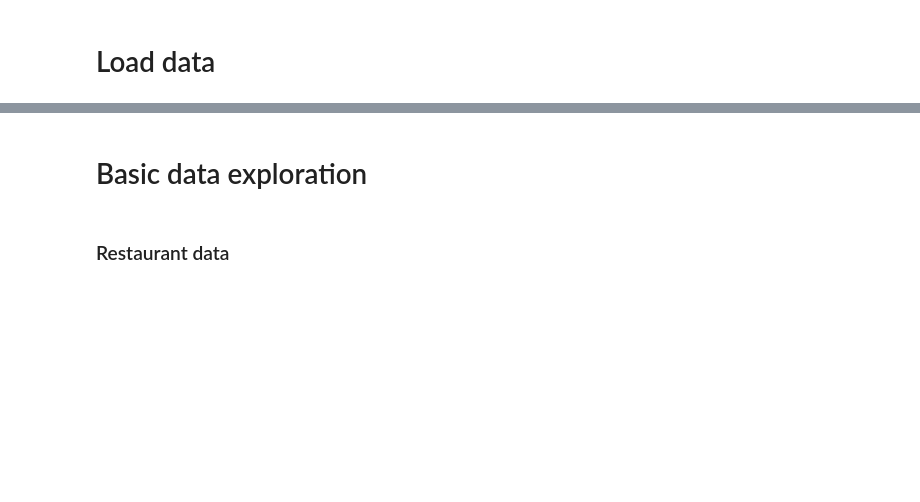
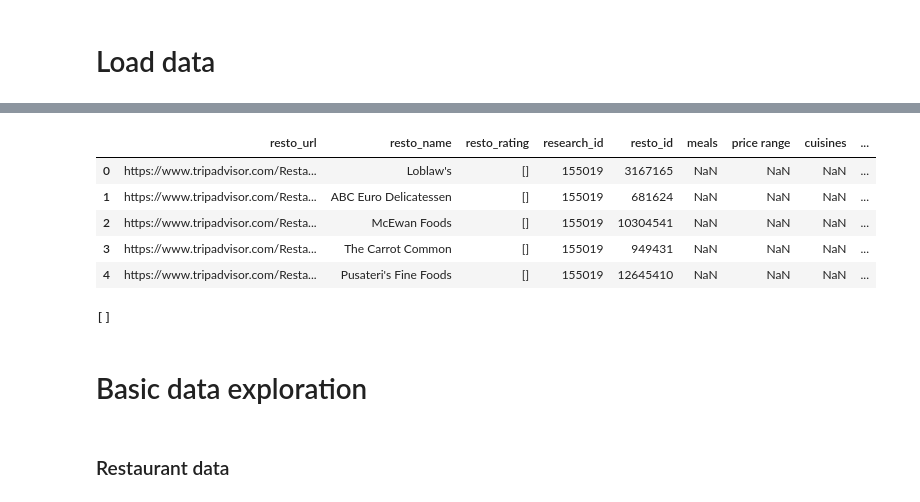
Before and after one commit to iuliiaaccessnow/scrapper, a Jupyter notebook: Deliverable_2/Deliverable.ipynb, the cells around one changed output, grey strips where cells are left out. Saved outputs shown, nothing was run; the diff lists cells and outputs as text; code cells hidden in the pictures; blank space fills up the shorter version.

```diff
--- a/Deliverable_2/Deliverable.ipynb
+++ b/Deliverable_2/Deliverable.ipynb
@@ -42,3 +33,18 @@ See the caveats in the documentation: https://pandas.pydata.org/pandas-docs/stab
+# %%
+df_restos.head()
+# %% [output]
+|  | resto_url | resto_name | resto_rating | research_id | resto_id | meals | price range | cuisines | ... |
+| 0 | https://www.tripadvisor.com/Resta... | Loblaw's | [] | 155019 | 3167165 | NaN | NaN | NaN | ... |
+| 1 | https://www.tripadvisor.com/Resta... | ABC Euro Delicatessen | [] | 155019 | 681624 | NaN | NaN | NaN | ... |
+| 2 | https://www.tripadvisor.com/Resta... | McEwan Foods | [] | 155019 | 10304541 | NaN | NaN | NaN | ... |
+| 3 | https://www.tripadvisor.com/Resta... | The Carrot Common | [] | 155019 | 949431 | NaN | NaN | NaN | ... |
+| 4 | https://www.tripadvisor.com/Resta... | Pusateri's Fine Foods | [] | 155019 | 12645410 | NaN | NaN | NaN | ... |
+# %%
+import re
+
+re.findall(r'([0-9]\.[0-9])\s', '4.5')
+# %% [output]
+[]
 # %% [markdown]
 # Basic data exploration
 # %% [markdown]
```
Also changed, not shown: parts of 2 cells of this notebook, 1 other file.
